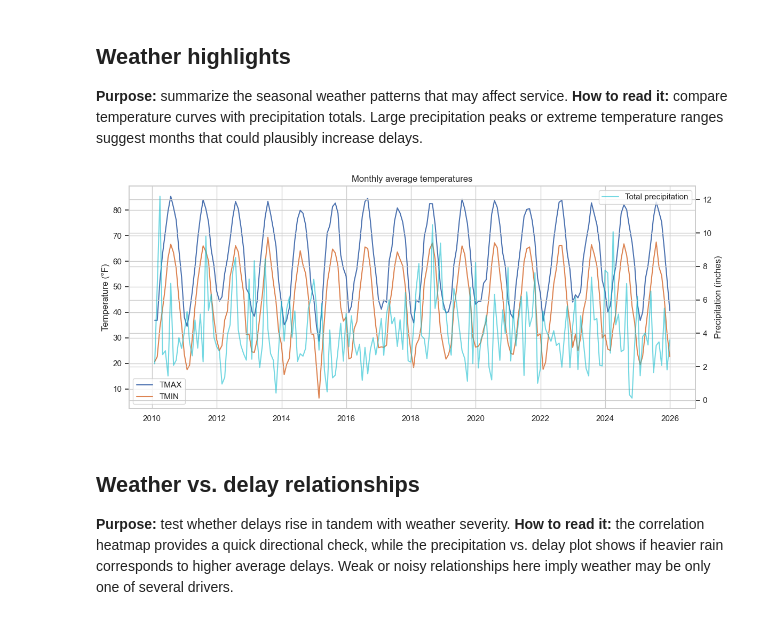
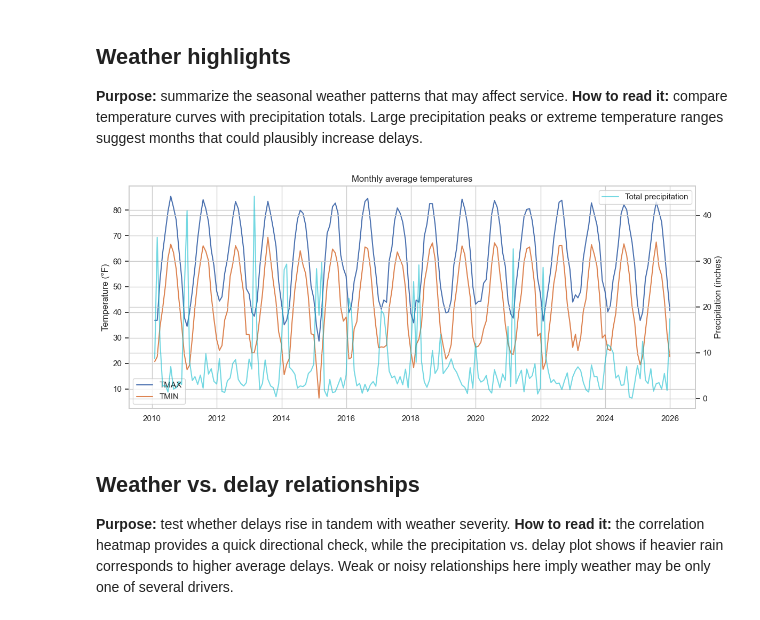
Before and after one commit to WSU-CS6580-Spring2026/Team-Hill-And-Friend, a Jupyter notebook: notebooks/EDA.ipynb, the cells around one changed output. Cells and saved outputs as stored; diff of their text form; code cells hidden in the pictures.

```diff
--- a/notebooks/EDA.ipynb
+++ b/notebooks/EDA.ipynb
@@ -113,0 +115,19 @@ display(missing_summary(lirr_df).head(6))
+# %%
+# Fill missing precipitation/snow data
+weather_df[['PRCP', 'SNOW', 'SNWD']] = weather_df[['PRCP', 'SNOW', 'SNWD']].fillna(0)
+
+# Total precipitation (rain + snow)
+weather_df['PRCP_TOTAL'] = (weather_df['PRCP'] + weather_df['SNOW']).round(2)
+
+# Drop unnecessary columns
+cols_to_drop = ['WESD', 'WT05', 'TOBS', 'STATION', 'NAME']
+weather_df = weather_df.drop(columns=cols_to_drop).sort_values('DATE')
+
+# Rolling 7-day temperature averages and fill missing values
+for col in ['TMIN', 'TMAX']:
+    weather_df[col] = (
+        weather_df[col]
+        .fillna(weather_df[col].rolling(window=7, center=True, min_periods=1).mean().apply(np.ceil))
+    )
+
+display(missing_summary(weather_df).head(6))
@@ -529,33 +668,33 @@ extreme_delays
 # %%
 weather_monthly = (
     weather_df.set_index('DATE')
     .resample('ME')
     .agg(
-        precipitation=('PRCP', 'sum'),
+        precipitation=('PRCP_TOTAL', 'sum'),
         tmax=('TMAX', 'mean'),
         tmin=('TMIN', 'mean'),
     )
 )
 
 fig, ax = plt.subplots(figsize=(12, 5))
 ax.plot(weather_monthly.index, weather_monthly['tmax'], label='TMAX')
 ax.plot(weather_monthly.index, weather_monthly['tmin'], label='TMIN')
 ax.set_title('Monthly average temperatures')
 ax.set_ylabel('Temperature (°F)')
 ax.legend()
 ax2 = ax.twinx()
 ax2.plot(
     weather_monthly.index,
     weather_monthly['precipitation'],
     label='Total precipitation',
     color='tab:cyan',
     alpha=0.6,
 )
 ax2.set_ylabel('Precipitation (inches)')
 ax2.legend(loc='upper right')
 plt.tight_layout()
 # %% [output]
-[figure, old version]
+[figure, new version]
 # %% [markdown]
 ## Weather vs. delay relationships
 **Purpose:** test whether delays rise in tandem with weather severity.
```
Also changed, not shown: parts of 31 cells of this notebook, 1 other file.
